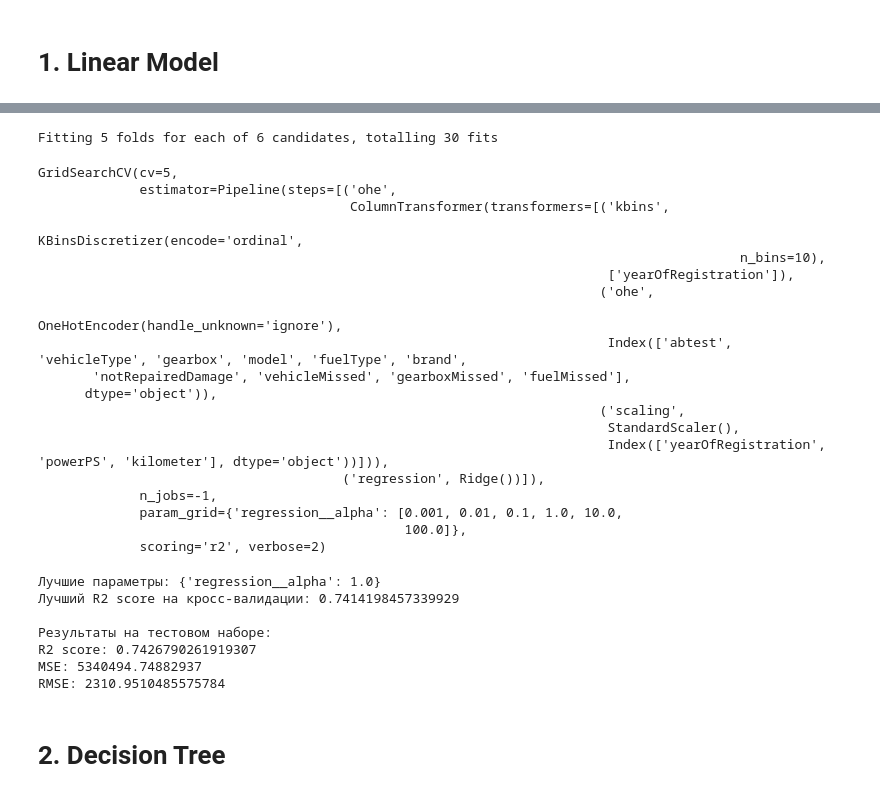
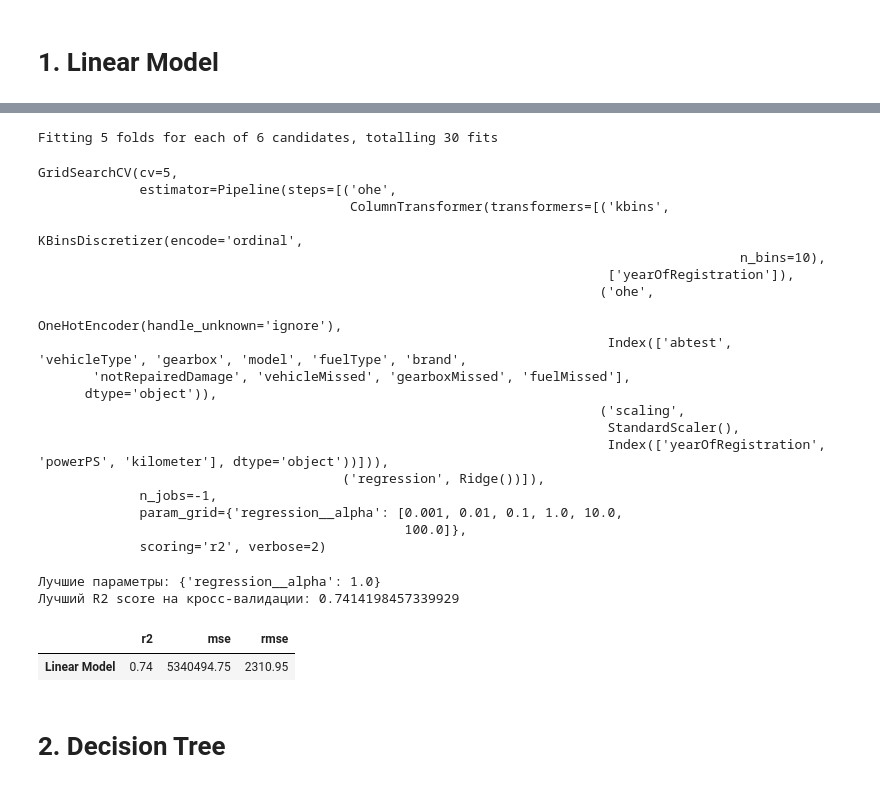
Before and after one commit to MavrinaAA/cars, a Jupyter notebook: cars.ipynb, the cells around one changed output, grey strips where cells are left out. Cells and saved outputs as stored; diff of their text form; code cells hidden in the pictures.

```diff
--- a/cars.ipynb
+++ b/cars.ipynb
@@ -450,41 +464,41 @@ grid_search = GridSearchCV(
 grid_search.fit(X_train, y_train)
 
 print("\nЛучшие параметры:", grid_search.best_params_)
 print("Лучший R2 score на кросс-валидации:", grid_search.best_score_)
 
 y_pred = grid_search.predict(X_test)
 
-print('\nРезультаты на тестовом наборе:')
-print('R2 score:', r2_score(y_test, y_pred))
-print('MSE:', mean_squared_error(y_test, y_pred))
-print('RMSE:', np.sqrt(mean_squared_error(y_test, y_pred)))
+df_metrics.loc['Linear Model'] = np.round([
+    r2_score(y_test, y_pred),
+    mean_squared_error(y_test, y_pred),
+    np.sqrt(mean_squared_error(y_test, y_pred))
+],2)
+
+df_metrics.loc[['Linear Model']]
 # %% [output]
 Fitting 5 folds for each of 6 candidates, totalling 30 fits
 GridSearchCV(cv=5,
              estimator=Pipeline(steps=[('ohe',
                                         ColumnTransformer(transformers=[('kbins',
                                                                          KBinsDiscretizer(encode='ordinal',
                                                                                           n_bins=10),
                                                                          ['yearOfRegistration']),
                                                                         ('ohe',
                                                                          OneHotEncoder(handle_unknown='ignore'),
                                                                          Index(['abtest', 'vehicleType', 'gearbox', 'model', 'fuelType', 'brand',
        'notRepairedDamage', 'vehicleMissed', 'gearboxMissed', 'fuelMissed'],
       dtype='object')),
                                                                         ('scaling',
                                                                          StandardScaler(),
                                                                          Index(['yearOfRegistration', 'powerPS', 'kilometer'], dtype='object'))])),
                                        ('regression', Ridge())]),
              n_jobs=-1,
              param_grid={'regression__alpha': [0.001, 0.01, 0.1, 1.0, 10.0,
                                                100.0]},
              scoring='r2', verbose=2)
 Лучшие параметры: {'regression__alpha': 1.0}
 Лучший R2 score на кросс-валидации: 0.7414198457339929
-
-Результаты на тестовом наборе:
-R2 score: 0.7426790261919307
-MSE: 5340494.74882937
-RMSE: 2310.9510485575784
+|  | r2 | mse | rmse |
+| Linear Model | 0.74 | 5340494.75 | 2310.95 |
 # %% [markdown]
 # 2. Decision Tree
```
Also changed, not shown: parts of 17 cells of this notebook.
